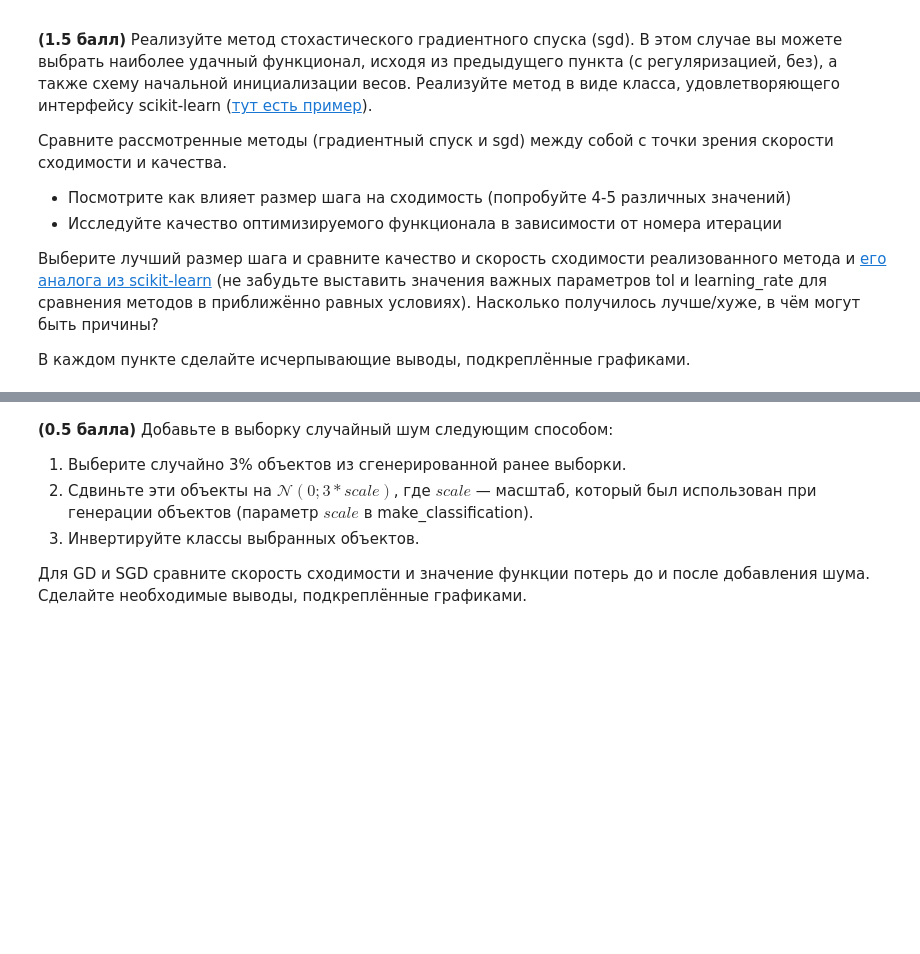
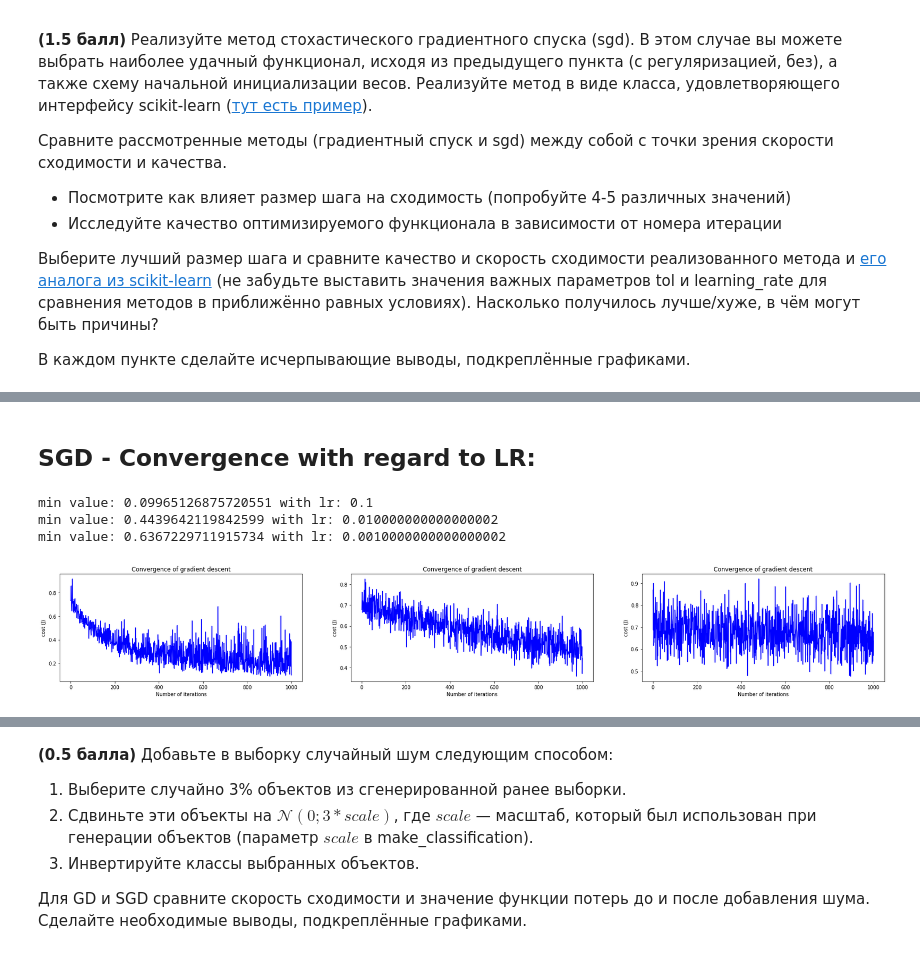
Before and after one commit to camaro1200/SVM, a Jupyter notebook: lab.03.ipynb, the cells around one changed output, grey strips where cells are left out. Cells and saved outputs as stored; diff of their text form; code cells hidden in the pictures; blank space fills up the shorter version.

```diff
--- a/lab.03.ipynb
+++ b/lab.03.ipynb
@@ -200,0 +177,6 @@ Text(0.5, 1.0, 'Convergence of gradient descent')
+# %%
+%timeit LogRegression(X, y, False)
+
+nn = LogRegression(X, y, False)
+acc, vals = return_accuracy(nn, 1000, 0.1)
+print("accuracy:", acc)
@@ -213,0 +283,19 @@ Text(0.5, 1.0, 'Convergence of gradient descent')
+# %% [markdown]
+## SGD - Convergence with regard to LR:
+# %%
+"""
+    Посмотрите как влияет размер шага на сходимость
+    fixed epochs @ 1000
+"""
+
+lr = 1
+for i in range(1,4):
+    lr = lr * 0.1
+    nn = SGD_logReg(X, y, False)
+    cost = profile(nn, i, rate=lr)
+    print("min value: {} with lr: {}".format(cost[-1],lr ))
+# %% [output]
+min value: 0.09965126875720551 with lr: 0.1
+min value: 0.4439642119842599 with lr: 0.010000000000000002
+min value: 0.6367229711915734 with lr: 0.0010000000000000002
+[figure, added]
```
Also changed, not shown: parts of 29 cells of this notebook.
